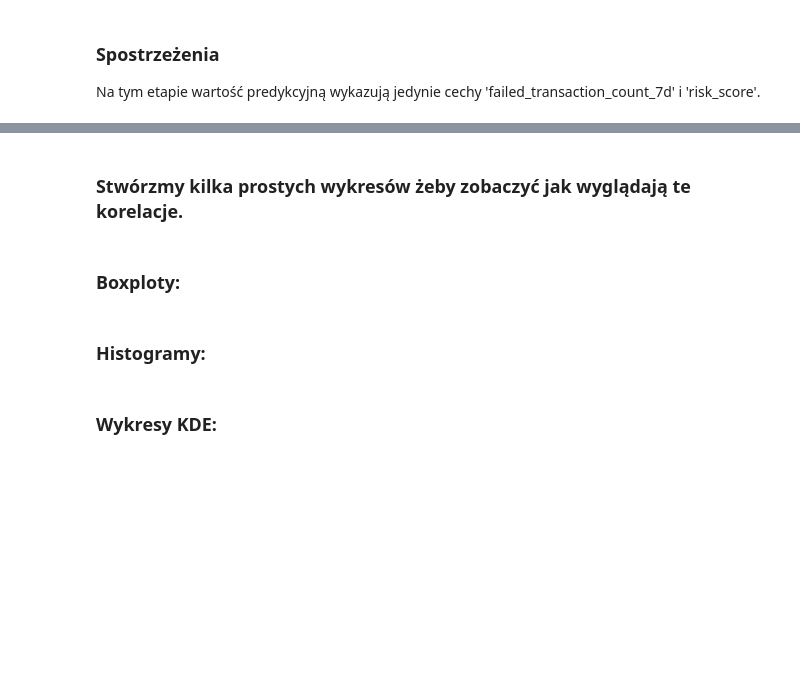
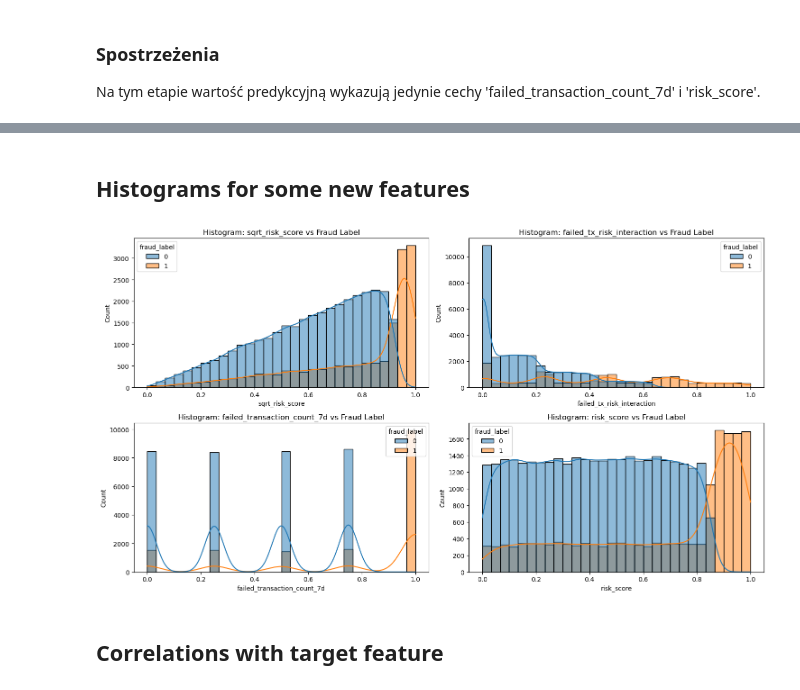
Before and after one commit to k-osinski/WUM_Projekt_1, a Jupyter notebook: fraud_feature_extraction_prim.ipynb, the cells around one changed output, grey strips where cells are left out. Drawn from its saved outputs; the diff is of its cells as text; code cells hidden in the pictures; blank space fills up the shorter version.

```diff
--- a/fraud_feature_extraction_prim.ipynb
+++ b/fraud_feature_extraction_prim.ipynb
@@ -81,8 +104,11 @@ iv_values = {}
 
 # Liczymy IV
 for feature in X.columns:
-    # Jeśli kolumna kategoryczna to względem kategorii
-    if X[feature].dtype == 'object':
+    # Jeśli kolumna kategoryczna lub dyskretna to względem kategorii
+    if X[feature].dtype == 'object' or feature in ['ip_address_flag', 'previous_fraudulent_activity', 'daily_transaction_count',
+                                                   'failed_transaction_count_7d', 'is_weekend', 'hour', 'weekday', 'is_night',
+                                                  'is_large_transaction', 'transaction_bin', 'high_failed_tx_flag',
+                                                   'high_transaction_distance', 'high_sqrt_risk_score', 'low_balance_flag']:
         _, iv = calculate_woe_iv(pd.concat([X, Y],axis=1), feature, 'fraud_label' )
     # Jeśli kolumna numeryczna to dzielimy na biny i liczymy względem binów
     else:
@@ -128,13 +188,2 @@ X['transaction_dayofweek'] = X['timestamp'].dt.dayofweek
 
 scaled_columns = X.select_dtypes(['int64', 'float64']).columns
-# %%
-iv_values = {}
-for feature in scaled_columns:
-    X_binned = pd.cut(X[feature], bins=10, labels=False)
-    _, iv = calculate_woe_iv(pd.concat([X_binned, Y], axis=1), feature, 'fraud_label')
-    iv_values[feature] = iv
-
-iv_df = pd.DataFrame(list(iv_values.items()), columns=['Feature', 'IV'])
-iv_df = iv_df.sort_values(by='IV', ascending=False)
-
-iv_df
@@ -155,30 +190,18 @@ features = ['sqrt_risk_score', 'failed_tx_risk_interaction', 'failed_tx_ratio',
 # %% [markdown]
-### Stwórzmy kilka prostych wykresów żeby zobaczyć jak wyglądają te korelacje.
+## Histograms for some new features
-# %% [markdown]
-### Boxploty:
-# %%
-plt.figure(figsize=(15, 12))
-
-# Boxploty
-for i, feature in enumerate(features, 1):
-    plt.subplot(3, 2, i)
-    sns.boxplot(data=df1, x='fraud_label', y=feature)
-    plt.title(f'Boxplot: {feature} vs Fraud Label')
-
-plt.tight_layout()
-plt.show()
-# %% [markdown]
-### Histogramy:
+# %%
+features = ['sqrt_risk_score', 'failed_tx_risk_interaction',
+            'failed_transaction_count_7d', 'risk_score']
 # %%
 plt.figure(figsize=(15, 12))
 
 # Histogramy
 for i, feature in enumerate(features, 1):
     plt.subplot(3, 2, i)
-    sns.histplot(data=df1, x=feature, hue='fraud_label', kde=True, bins=30, alpha=0.5)
+    sns.histplot(data=pd.concat([X, Y],axis=1), x=feature, hue='fraud_label', kde=True, bins=30, alpha=0.5)
     plt.title(f'Histogram: {feature} vs Fraud Label')
 
 plt.tight_layout()
 plt.show()
+# %% [output]
+[figure, added]
-# %% [markdown]
-### Wykresy KDE:
@@ -197,0 +208,2 @@ plt.show()
+# %% [markdown]
+## Correlations with target feature
```
Also changed, not shown: parts of 14 cells of this notebook.
